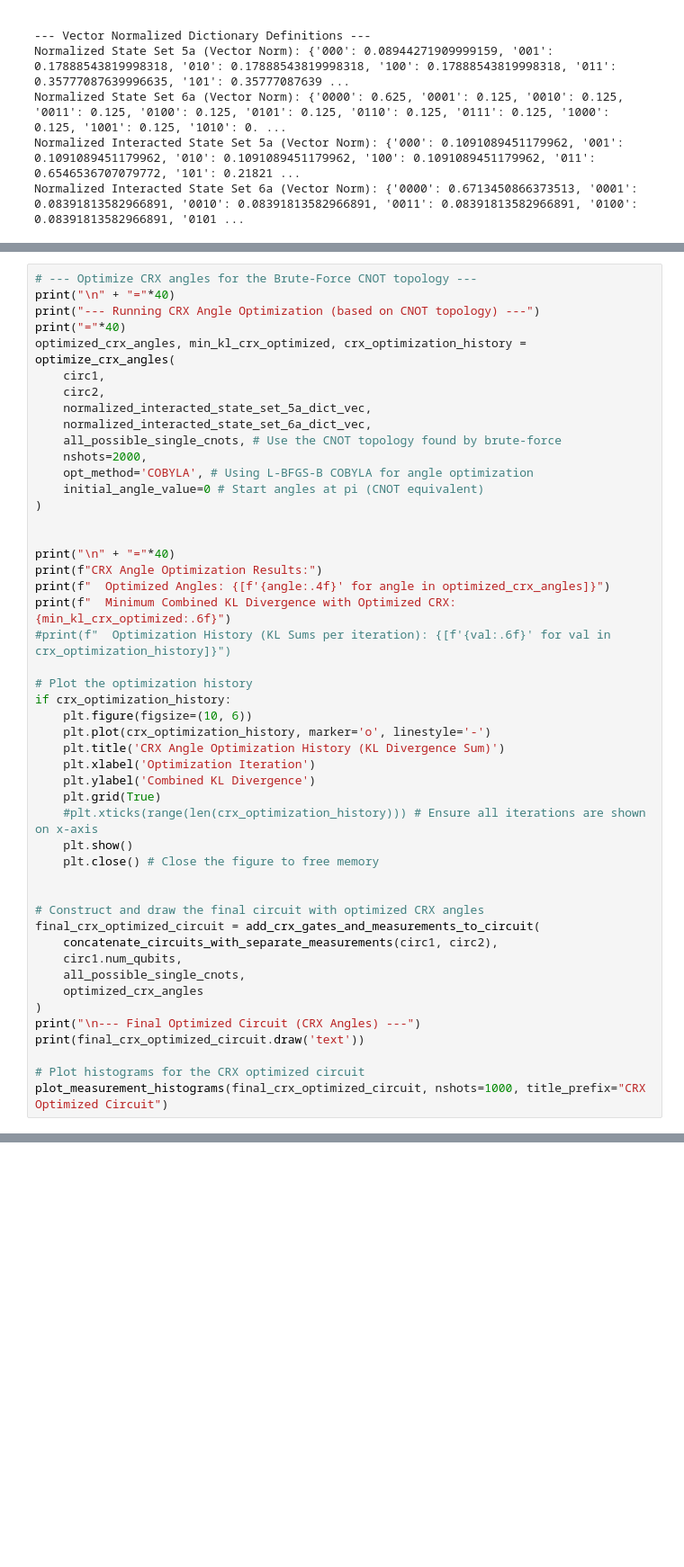
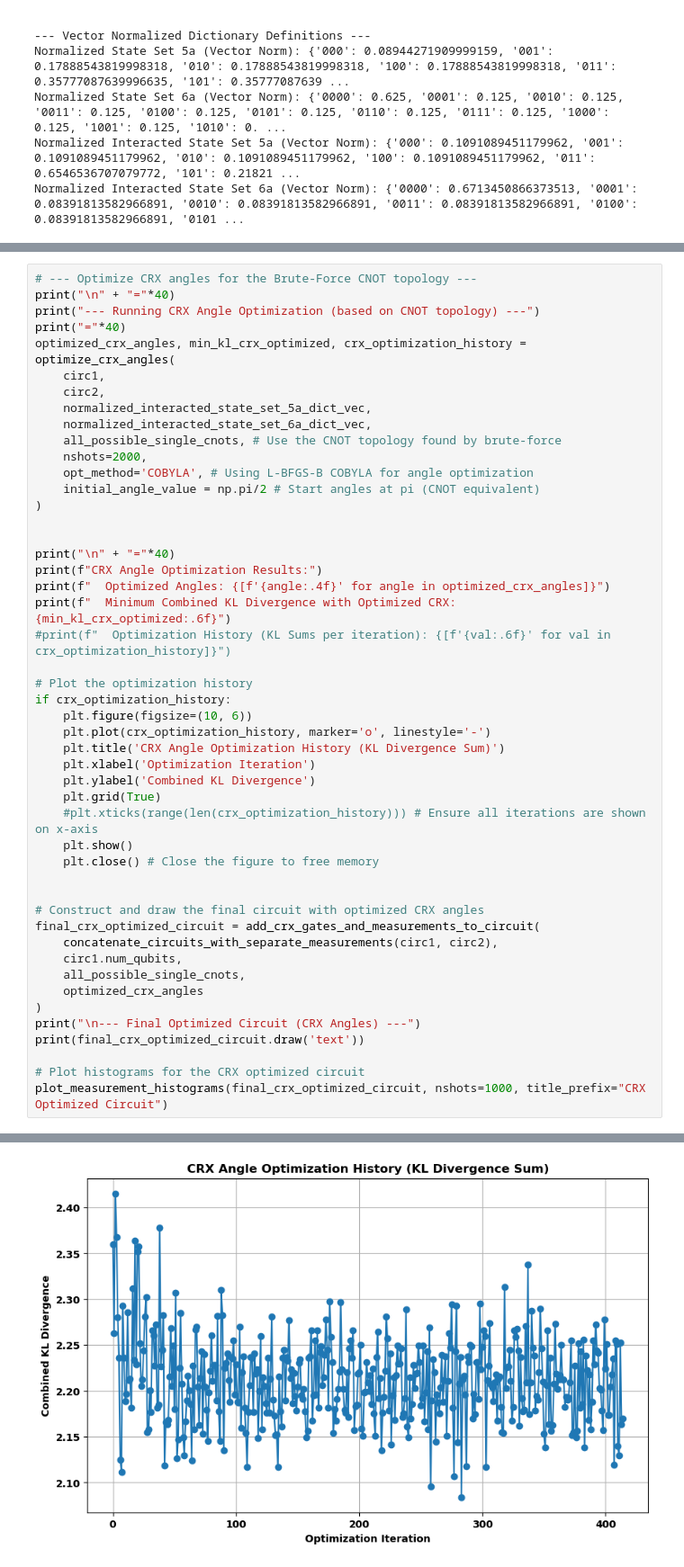
Before and after one commit to cailab-tamu/QuantumXCT, a Jupyter notebook: python/bell_dist_kl.ipynb, the cells around one changed output, grey strips where cells are left out. Shown at 90% size. Cells and saved outputs as stored; diff of their text form; blank space fills up the shorter version.

```diff
--- a/python/bell_dist_kl.ipynb
+++ b/python/bell_dist_kl.ipynb
@@ -2022,7 +2023,7 @@ optimized_crx_angles, min_kl_crx_optimized, crx_optimization_history = optimize_
     all_possible_single_cnots, # Use the CNOT topology found by brute-force
     nshots=2000,
     opt_method='COBYLA', # Using L-BFGS-B COBYLA for angle optimization
-    initial_angle_value=0 # Start angles at pi (CNOT equivalent)
+    initial_angle_value = np.pi/2 # Start angles at pi (CNOT equivalent)
 )
 
 
@@ -2065,0 +2078 @@ plot_measurement_histograms(final_crx_optimized_circuit, nshots=1000, title_pref
+[figure, added]
```
Also changed, not shown: parts of 11 cells of this notebook.
